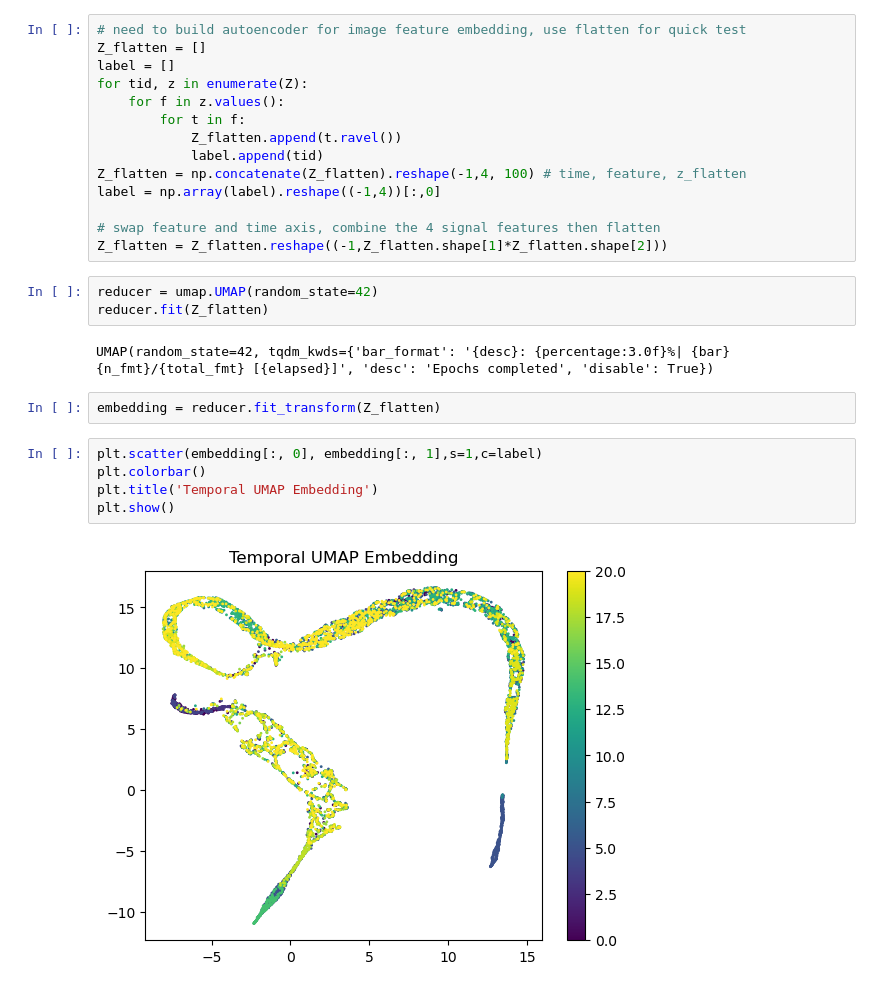
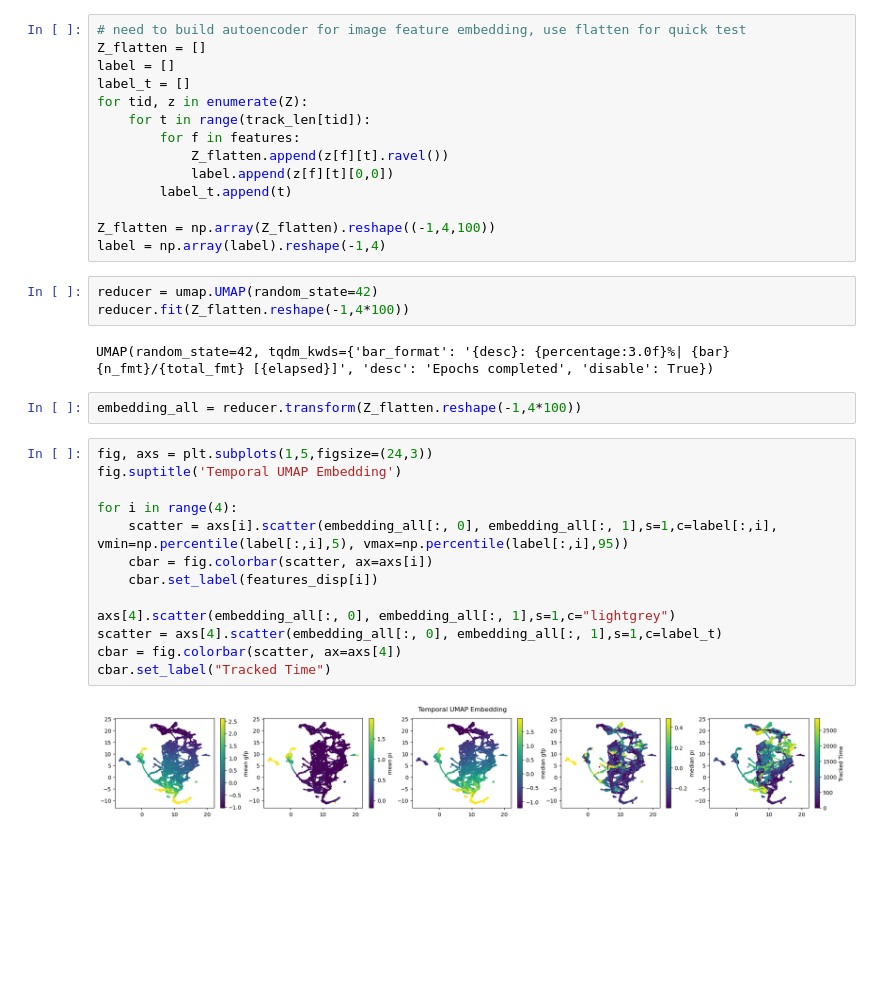
Before and after one commit to bpi-oxford/Cytotoxicity-Pipeline, a Jupyter notebook: notebooks/example_8.ipynb, the cells around one changed output. Drawn from its saved outputs; the diff is of its cells as text; blank space fills up the shorter version.

Commit message:
embedding work

```diff
--- a/notebooks/example_8.ipynb
+++ b/notebooks/example_8.ipynb
@@ -203,27 +214,35 @@ for i, tid in tqdm(enumerate(track_ids),total=len(track_ids)):
 # need to build autoencoder for image feature embedding, use flatten for quick test
 Z_flatten = []
 label = []
+label_t = []
 for tid, z in enumerate(Z):
-    for f in z.values():
-        for t in f:
-            Z_flatten.append(t.ravel())
-            label.append(tid)
-Z_flatten = np.concatenate(Z_flatten).reshape(-1,4, 100) # time, feature, z_flatten
-label = np.array(label).reshape((-1,4))[:,0]
+    for t in range(track_len[tid]):
+        for f in features:
+            Z_flatten.append(z[f][t].ravel())
+            label.append(z[f][t][0,0])
+        label_t.append(t)
 
-# swap feature and time axis, combine the 4 signal features then flatten
-Z_flatten = Z_flatten.reshape((-1,Z_flatten.shape[1]*Z_flatten.shape[2]))
+Z_flatten = np.array(Z_flatten).reshape((-1,4,100))
+label = np.array(label).reshape(-1,4)
 # %%
 reducer = umap.UMAP(random_state=42)
-reducer.fit(Z_flatten)
+reducer.fit(Z_flatten.reshape(-1,4*100))
 # %% [output]
 UMAP(random_state=42, tqdm_kwds={'bar_format': '{desc}: {percentage:3.0f}%| {bar} {n_fmt}/{total_fmt} [{elapsed}]', 'desc': 'Epochs completed', 'disable': True})
-# %%
-embedding = reducer.fit_transform(Z_flatten)
-# %%
-plt.scatter(embedding[:, 0], embedding[:, 1],s=1,c=label)
-plt.colorbar()
-plt.title('Temporal UMAP Embedding')
-plt.show()
-# %% [output]
-[figure, removed]
+# %%
+embedding_all = reducer.transform(Z_flatten.reshape(-1,4*100))
+# %%
+fig, axs = plt.subplots(1,5,figsize=(24,3))
+fig.suptitle('Temporal UMAP Embedding')
+
+for i in range(4):
+    scatter = axs[i].scatter(embedding_all[:, 0], embedding_all[:, 1],s=1,c=label[:,i], vmin=np.percentile(label[:,i],5), vmax=np.percentile(label[:,i],95))
+    cbar = fig.colorbar(scatter, ax=axs[i])
+    cbar.set_label(features_disp[i])
+
+axs[4].scatter(embedding_all[:, 0], embedding_all[:, 1],s=1,c="lightgrey")
+scatter = axs[4].scatter(embedding_all[:, 0], embedding_all[:, 1],s=1,c=label_t)
+cbar = fig.colorbar(scatter, ax=axs[4])
+cbar.set_label("Tracked Time")
+# %% [output]
+[figure, added]
```
Also changed, not shown: parts of 4 cells of this notebook.
